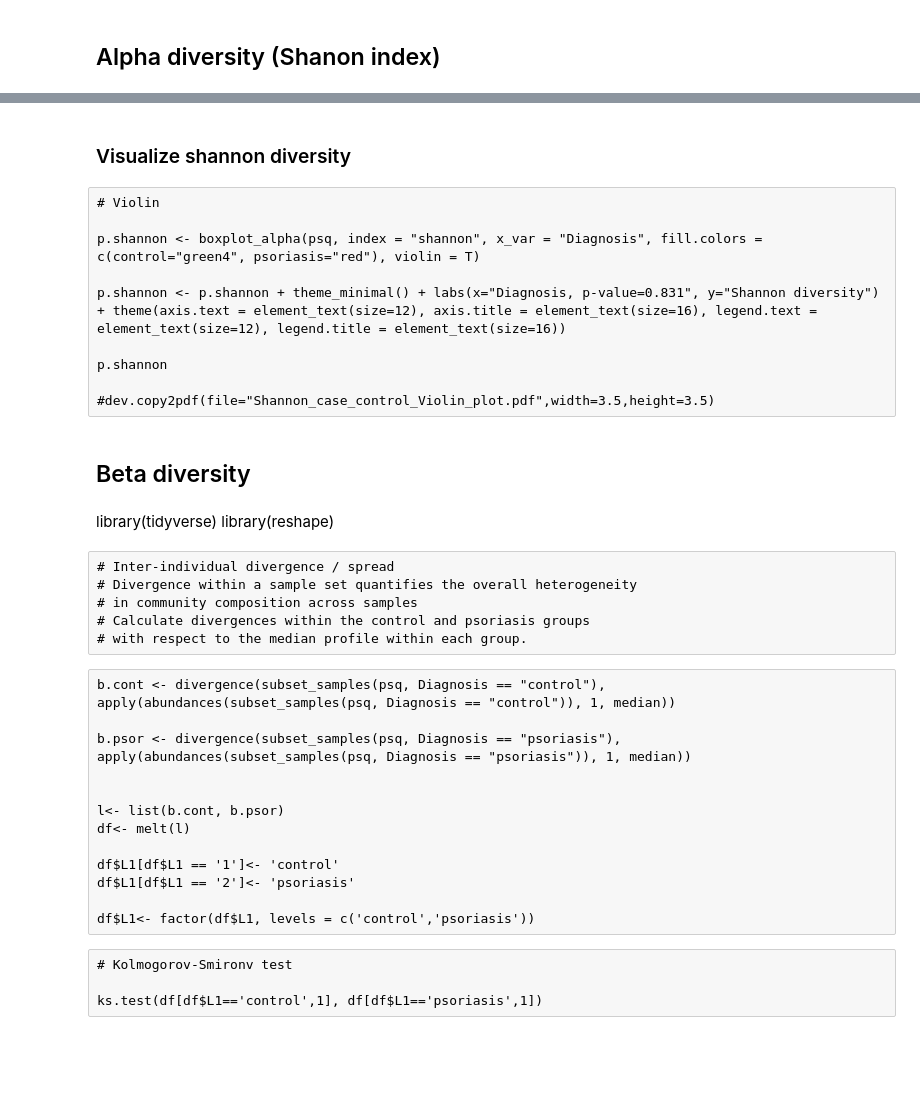
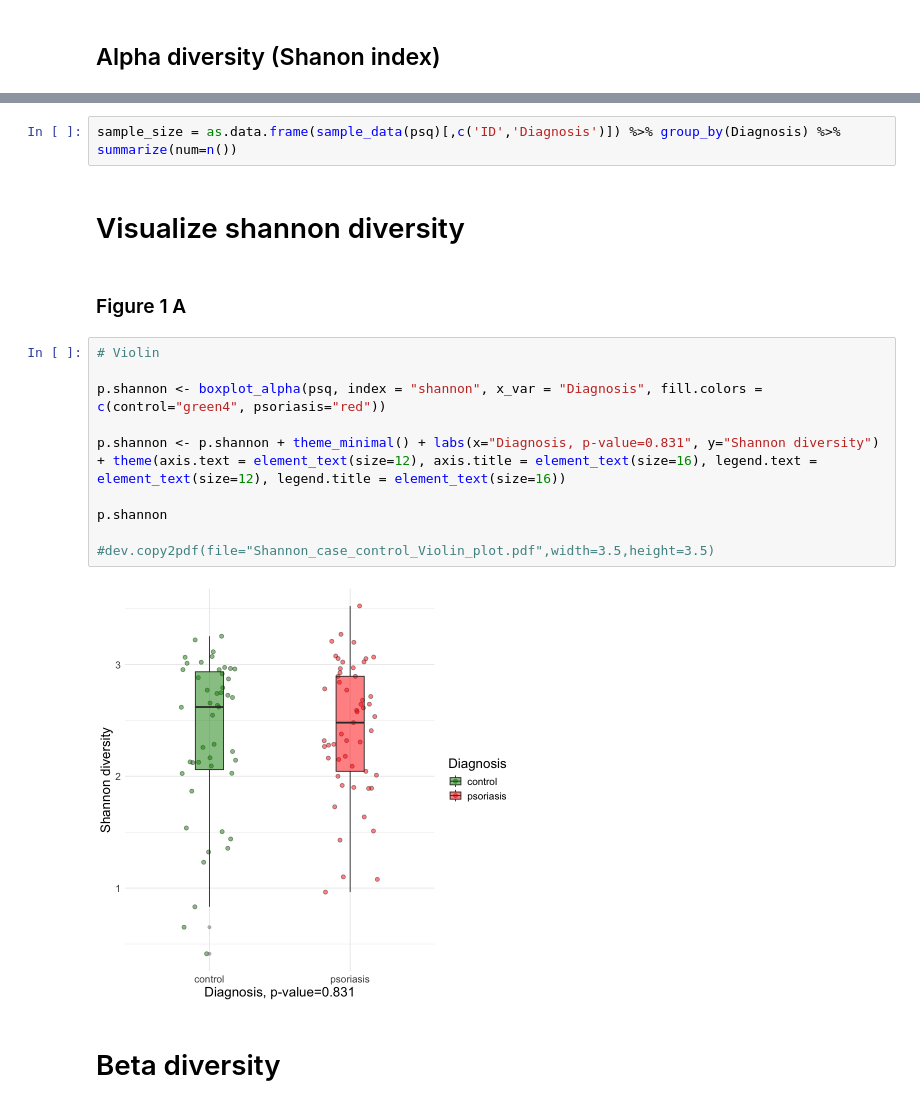
Before and after one commit to yunusbb/Gut-microbiota-in-Psoriasis, a Jupyter notebook: 1_diversity.ipynb, the cells around one changed output, grey strips where cells are left out. Saved outputs shown, nothing was run; the diff lists cells and outputs as text; blank space fills up the shorter version.

Commit message:
update notebook with diversity figures

```diff
--- a/1_diversity.ipynb
+++ b/1_diversity.ipynb
@@ -35,40 +66,20 @@ sample_size = as.data.frame(sample_data(psq)[,c('ID','Diagnosis')]) %>% group_by
+# %%
+sample_size = as.data.frame(sample_data(psq)[,c('ID','Diagnosis')]) %>% group_by(Diagnosis) %>% summarize(num=n())
 # %% [markdown]
-### Visualize shannon diversity
+# Visualize shannon diversity
-# %% [raw]
-# Violin
-
-p.shannon <- boxplot_alpha(psq, index = "shannon", x_var = "Diagnosis", fill.colors = c(control="green4", psoriasis="red"), violin = T)
-
-p.shannon <- p.shannon + theme_minimal() + labs(x="Diagnosis, p-value=0.831", y="Shannon diversity") + theme(axis.text = element_text(size=12), axis.title = element_text(size=16), legend.text = element_text(size=12), legend.title = element_text(size=16))
-
-p.shannon
-
-#dev.copy2pdf(file="Shannon_case_control_Violin_plot.pdf",width=3.5,height=3.5)
+# %% [markdown]
+### Figure 1 A
+# %%
+# Violin
+
+p.shannon <- boxplot_alpha(psq, index = "shannon", x_var = "Diagnosis", fill.colors = c(control="green4", psoriasis="red"))
+
+p.shannon <- p.shannon + theme_minimal() + labs(x="Diagnosis, p-value=0.831", y="Shannon diversity") + theme(axis.text = element_text(size=12), axis.title = element_text(size=16), legend.text = element_text(size=12), legend.title = element_text(size=16))
+
+p.shannon
+
+#dev.copy2pdf(file="Shannon_case_control_Violin_plot.pdf",width=3.5,height=3.5)
+# %% [output]
+[figure, added]
 # %% [markdown]
-## Beta diversity
+# Beta diversity
-# %% [markdown]
-library(tidyverse)
-library(reshape)
-# %% [raw]
-# Inter-individual divergence / spread
-# Divergence within a sample set quantifies the overall heterogeneity
-# in community composition across samples
-# Calculate divergences within the control and psoriasis groups
-# with respect to the median profile within each group.
-# %% [raw]
-b.cont <- divergence(subset_samples(psq, Diagnosis == "control"), apply(abundances(subset_samples(psq, Diagnosis == "control")), 1, median))
-
-b.psor <- divergence(subset_samples(psq, Diagnosis == "psoriasis"), apply(abundances(subset_samples(psq, Diagnosis == "psoriasis")), 1, median))
-
-
-l<- list(b.cont, b.psor)
-df<- melt(l)
-
-df$L1[df$L1 == '1']<- 'control'
-df$L1[df$L1 == '2']<- 'psoriasis'
-
-df$L1<- factor(df$L1, levels = c('control','psoriasis'))
-# %% [raw]
-# Kolmogorov-Smironv test
-
-ks.test(df[df$L1=='control',1], df[df$L1=='psoriasis',1])
```
Also changed, not shown: parts of 19 cells of this notebook.
